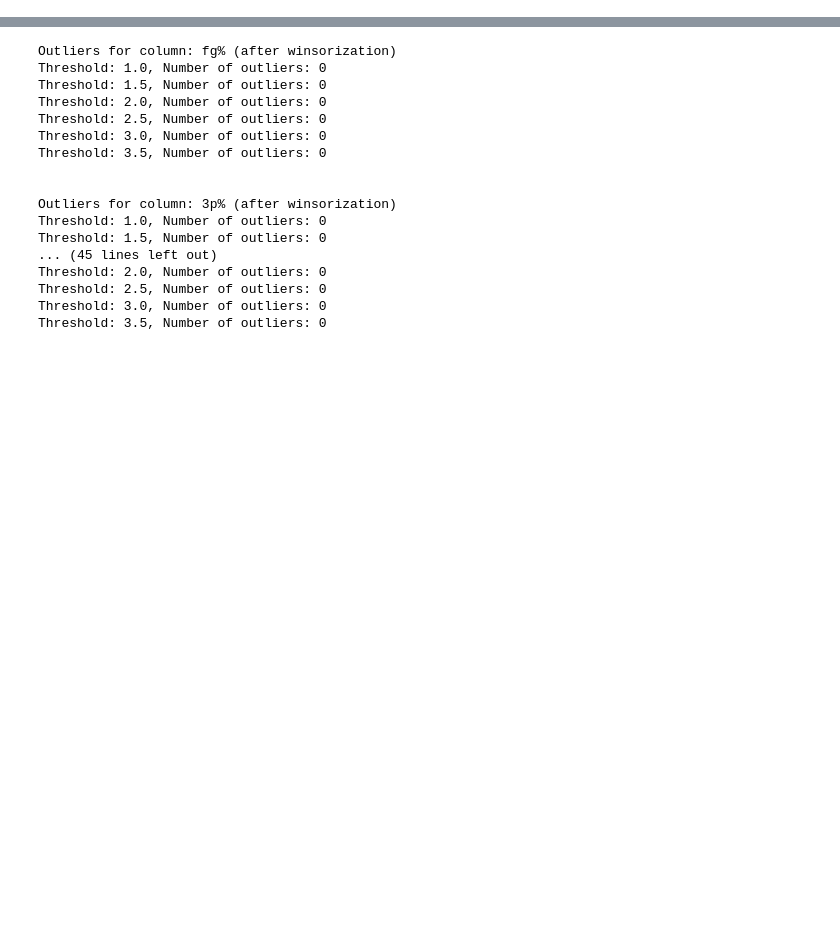
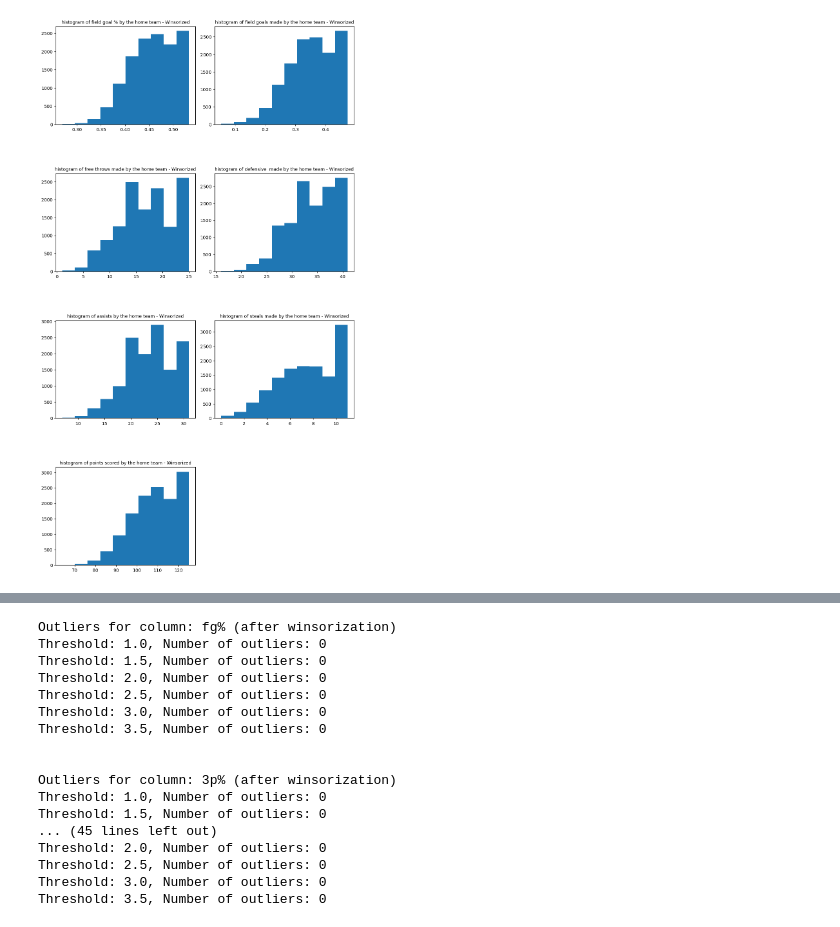
Before and after one commit to trillmonger/datasci_thinkful, a Jupyter notebook: Projects/Capstone 2 Code.ipynb, the cells around one changed output, grey strips where cells are left out. Saved outputs shown, nothing was run; the diff lists cells and outputs as text; code cells hidden in the pictures; blank space fills up the shorter version.

```diff
--- a/Projects/Capstone 2 Code.ipynb
+++ b/Projects/Capstone 2 Code.ipynb
@@ -217 +212,3 @@ won
+# %%
+main_feat = ['fg%', '3p%', 'ft', 'drb', 'ast', 'stl', 'pts']
 # %%
@@ -330,2 +325,15 @@ Threshold: 2.5, Number of outliers: 0
 Threshold: 3.0, Number of outliers: 0
 Threshold: 3.5, Number of outliers: 0
+# %%
+#Winsorized distributions
+
+#winsorize function
+def winsorize_column(column, limits):
+    return winsorize(column, limits)
+
+# Create a copy of the original DataFrame
+winsor_stat = raw_stat.copy()
+
+# Apply the winsorize function to the specified columns in the new DataFrame
+for feat in main_feat:
+    winsor_stat[feat] = winsorize_column(winsor_stat[feat], (0, 0.10))
@@ -331,0 +344,42 @@ Threshold: 3.5, Number of outliers: 0
+# %%
+#plot the distribution of each column to see if they are normalized
+
+plt.figure(figsize=(10,18))
+
+
+plt.subplot(4, 2, 1)
+plt.hist(winsor_stat['fg%'])
+plt.title('histogram of field goal % by the home team - Winsorized', fontsize=10)
+
+plt.subplot(4, 2, 2)
+plt.hist(winsor_stat['3p%'])
+plt.title('histogram of field goals made by the home team - Winsorized', fontsize=10)
+
+
+plt.subplot(4, 2, 3)
+plt.hist(winsor_stat['ft'])
+plt.title('histogram of free throws made by the home team - Winsorized', fontsize=10)
+
+
+plt.subplot(4, 2, 4)
+plt.hist(winsor_stat['drb'])
+plt.title('histogram of defensive  made by the home team - Winsorized', fontsize=10)
+
+plt.subplot(4, 2, 5)
+plt.hist(winsor_stat['ast'])
+plt.title('histogram of assists by the home team - Winsorized', fontsize=10)
+
+plt.subplot(4, 2, 6)
+plt.hist(winsor_stat['stl'])
+plt.title('histogram of steals made by the home team - Winsorized', fontsize=10)
+
+plt.subplot(4, 2, 7)
+plt.hist(winsor_stat['pts'])
+plt.title('histogram of points scored by the home team - Winsorized', fontsize=10)
+
+plt.tight_layout()
+plt.subplots_adjust(top=0.95, hspace=0.5)
+
+#the winsorized features are not normalized
+# %% [output]
+[figure, added]
```
Also changed, not shown: parts of 24 cells of this notebook, 5 other files.
